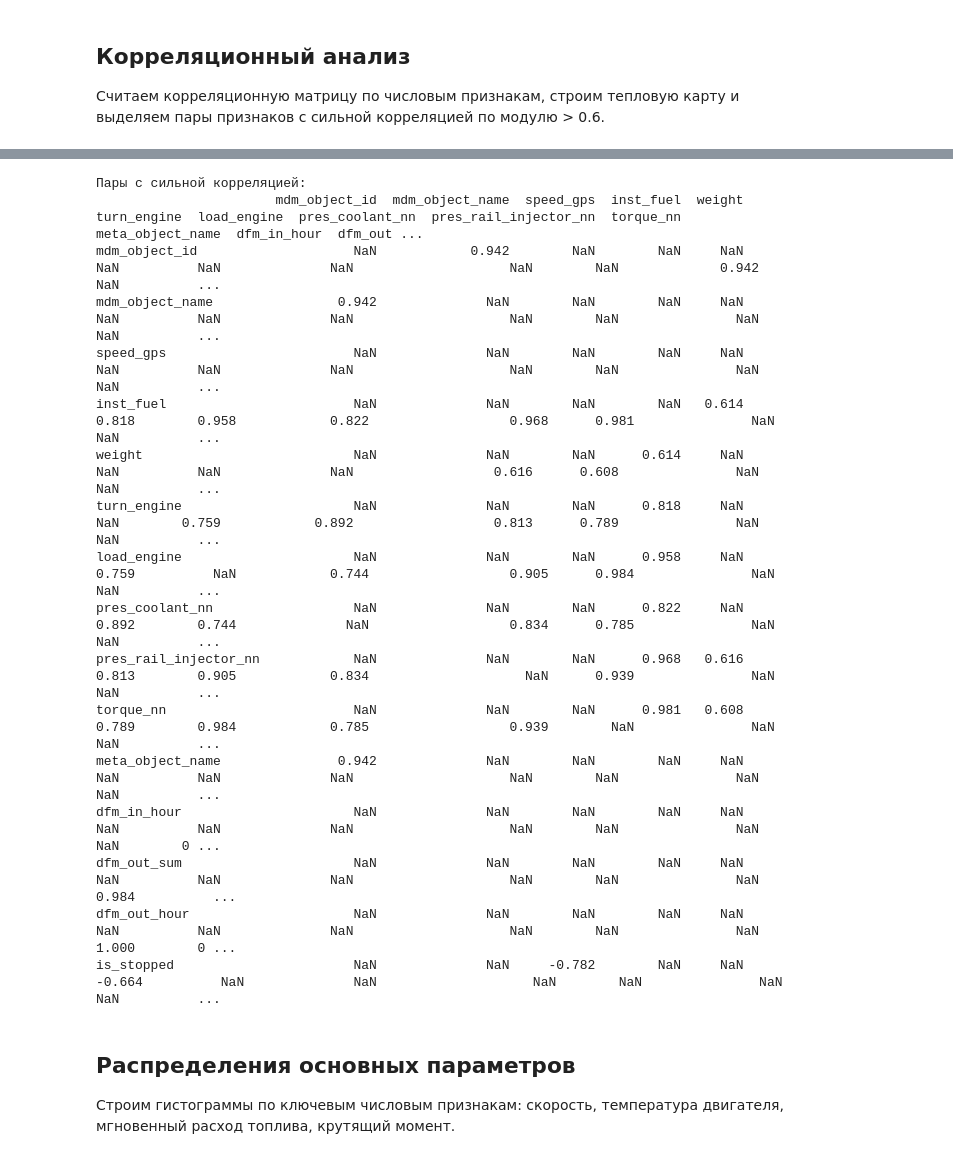
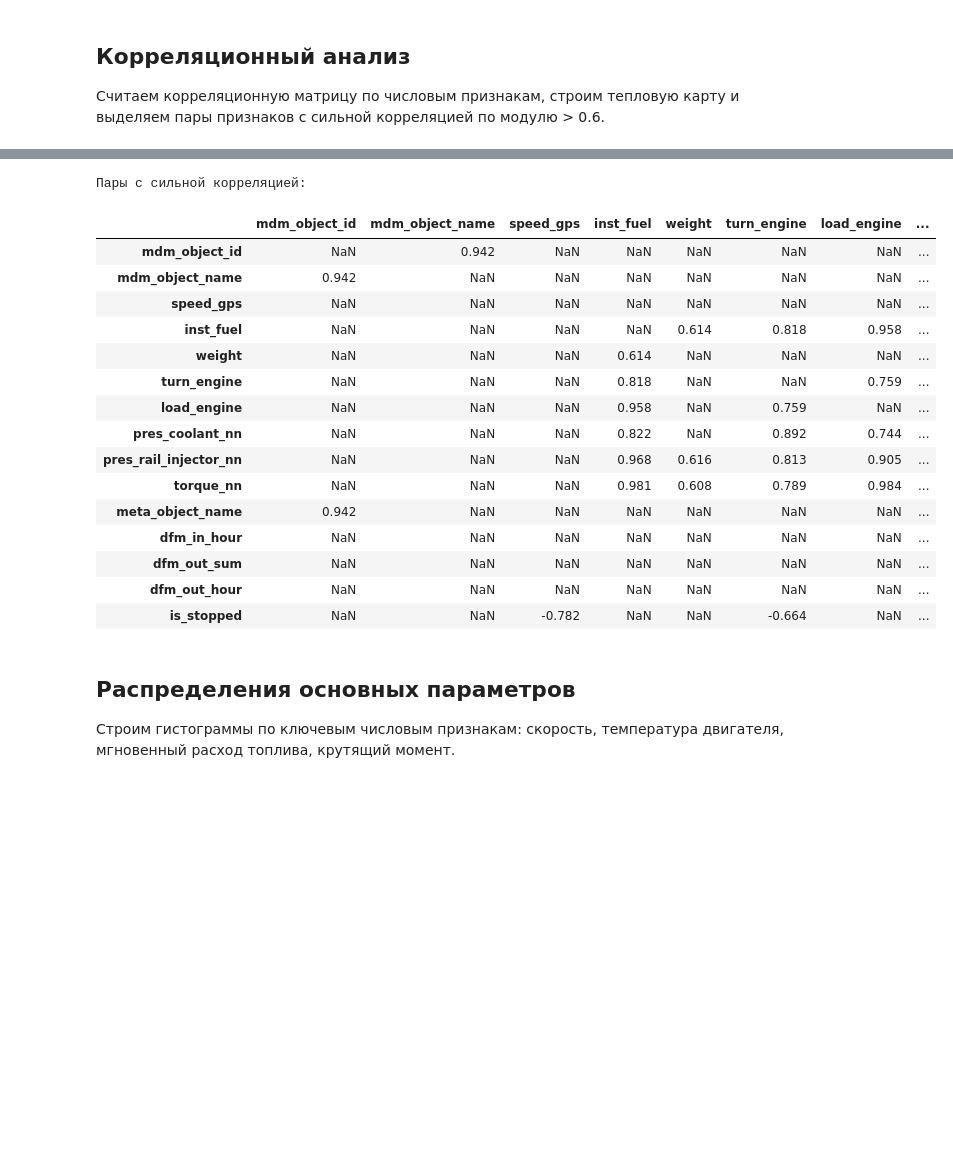
Before and after one commit to ikonushok/breakdowns_of_mining_trucks, a Jupyter notebook: notebooks/02_plots_telemetry.ipynb, the cells around one changed output, grey strips where cells are left out. Saved outputs shown, nothing was run; the diff lists cells and outputs as text; code cells hidden in the pictures; blank space fills up the shorter version.

```diff
--- a/notebooks/02_plots_telemetry.ipynb
+++ b/notebooks/02_plots_telemetry.ipynb
@@ -141,25 +199,25 @@ is_stopped                       NaN              NaN     -0.782        NaN
 # %%
 strong_corr = corr_matrix[(corr_matrix.abs() > 0.6) & (corr_matrix.abs() < 1.0)]
-print('\nПары с сильной корреляцией:')
-print(strong_corr.dropna(how='all').dropna(axis=1, how='all'))
+print('Пары с сильной корреляцией:')
+display(strong_corr.dropna(how='all').dropna(axis=1, how='all'))
 # %% [output]
 Пары с сильной корреляцией:
-                       mdm_object_id  mdm_object_name  speed_gps  inst_fuel  weight  turn_engine  load_engine  pres_coolant_nn  pres_rail_injector_nn  torque_nn  meta_object_name  dfm_in_hour  dfm_out ...
-mdm_object_id                    NaN            0.942        NaN        NaN     NaN          NaN          NaN              NaN                    NaN        NaN             0.942          NaN          ...
-mdm_object_name                0.942              NaN        NaN        NaN     NaN          NaN          NaN              NaN                    NaN        NaN               NaN          NaN          ...
-speed_gps                        NaN              NaN        NaN        NaN     NaN          NaN          NaN              NaN                    NaN        NaN               NaN          NaN          ...
-inst_fuel                        NaN              NaN        NaN        NaN   0.614        0.818        0.958            0.822                  0.968      0.981               NaN          NaN          ...
-weight                           NaN              NaN        NaN      0.614     NaN          NaN          NaN              NaN                  0.616      0.608               NaN          NaN          ...
-turn_engine                      NaN              NaN        NaN      0.818     NaN          NaN        0.759            0.892                  0.813      0.789               NaN          NaN          ...
-load_engine                      NaN              NaN        NaN      0.958     NaN        0.759          NaN            0.744                  0.905      0.984               NaN          NaN          ...
-pres_coolant_nn                  NaN              NaN        NaN      0.822     NaN        0.892        0.744              NaN                  0.834      0.785               NaN          NaN          ...
-pres_rail_injector_nn            NaN              NaN        NaN      0.968   0.616        0.813        0.905            0.834                    NaN      0.939               NaN          NaN          ...
-torque_nn                        NaN              NaN        NaN      0.981   0.608        0.789        0.984            0.785                  0.939        NaN               NaN          NaN          ...
-meta_object_name               0.942              NaN        NaN        NaN     NaN          NaN          NaN              NaN                    NaN        NaN               NaN          NaN          ...
-dfm_in_hour                      NaN              NaN        NaN        NaN     NaN          NaN          NaN              NaN                    NaN        NaN               NaN          NaN        0 ...
-dfm_out_sum                      NaN              NaN        NaN        NaN     NaN          NaN          NaN              NaN                    NaN        NaN               NaN        0.984          ...
-dfm_out_hour                     NaN              NaN        NaN        NaN     NaN          NaN          NaN              NaN                    NaN        NaN               NaN        1.000        0 ...
-is_stopped                       NaN              NaN     -0.782        NaN     NaN       -0.664          NaN              NaN                    NaN        NaN               NaN          NaN          ...
+|  | mdm_object_id | mdm_object_name | speed_gps | inst_fuel | weight | turn_engine | load_engine | ... |
+| mdm_object_id | NaN | 0.942 | NaN | NaN | NaN | NaN | NaN | ... |
+| mdm_object_name | 0.942 | NaN | NaN | NaN | NaN | NaN | NaN | ... |
+| speed_gps | NaN | NaN | NaN | NaN | NaN | NaN | NaN | ... |
+| inst_fuel | NaN | NaN | NaN | NaN | 0.614 | 0.818 | 0.958 | ... |
+| weight | NaN | NaN | NaN | 0.614 | NaN | NaN | NaN | ... |
+| turn_engine | NaN | NaN | NaN | 0.818 | NaN | NaN | 0.759 | ... |
+| load_engine | NaN | NaN | NaN | 0.958 | NaN | 0.759 | NaN | ... |
+| pres_coolant_nn | NaN | NaN | NaN | 0.822 | NaN | 0.892 | 0.744 | ... |
+| pres_rail_injector_nn | NaN | NaN | NaN | 0.968 | 0.616 | 0.813 | 0.905 | ... |
+| torque_nn | NaN | NaN | NaN | 0.981 | 0.608 | 0.789 | 0.984 | ... |
+| meta_object_name | 0.942 | NaN | NaN | NaN | NaN | NaN | NaN | ... |
+| dfm_in_hour | NaN | NaN | NaN | NaN | NaN | NaN | NaN | ... |
+| dfm_out_sum | NaN | NaN | NaN | NaN | NaN | NaN | NaN | ... |
+| dfm_out_hour | NaN | NaN | NaN | NaN | NaN | NaN | NaN | ... |
+| is_stopped | NaN | NaN | -0.782 | NaN | NaN | -0.664 | NaN | ... |
 # %% [markdown]
 ## Распределения основных параметров
 Строим гистограммы по ключевым числовым признакам: скорость, температура двигателя, мгновенный расход топлива, крутящий момент.
```
Also changed, not shown: parts of 9 cells of this notebook.
